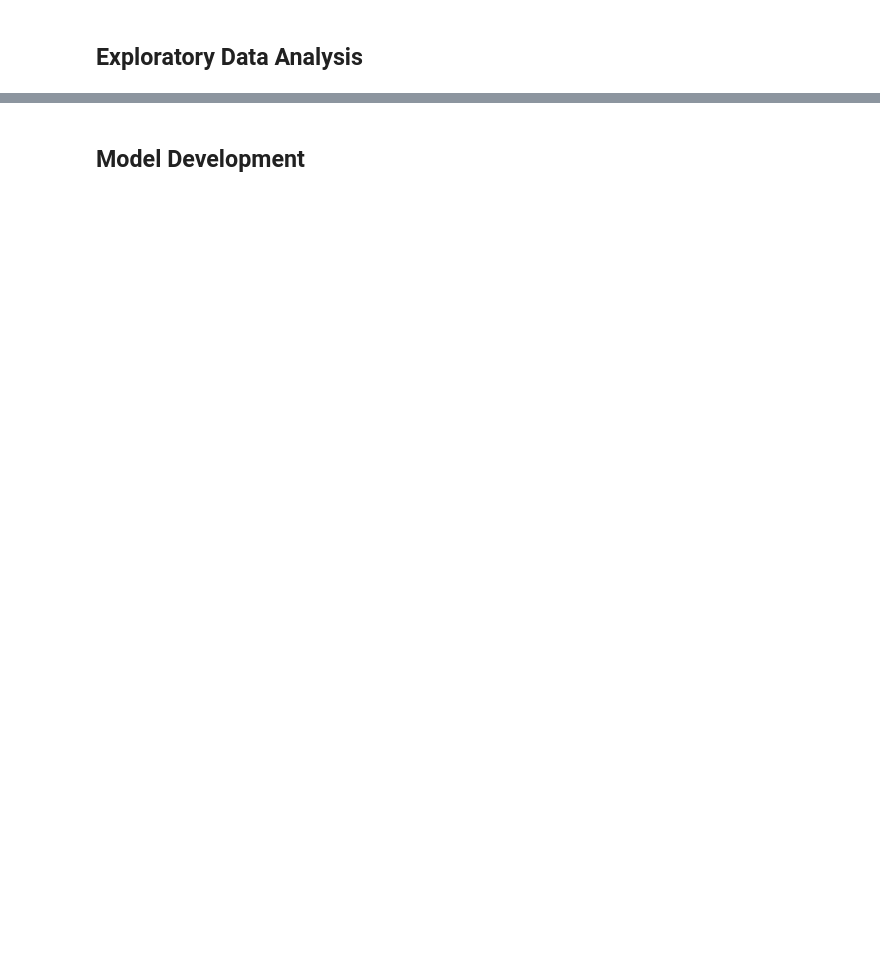
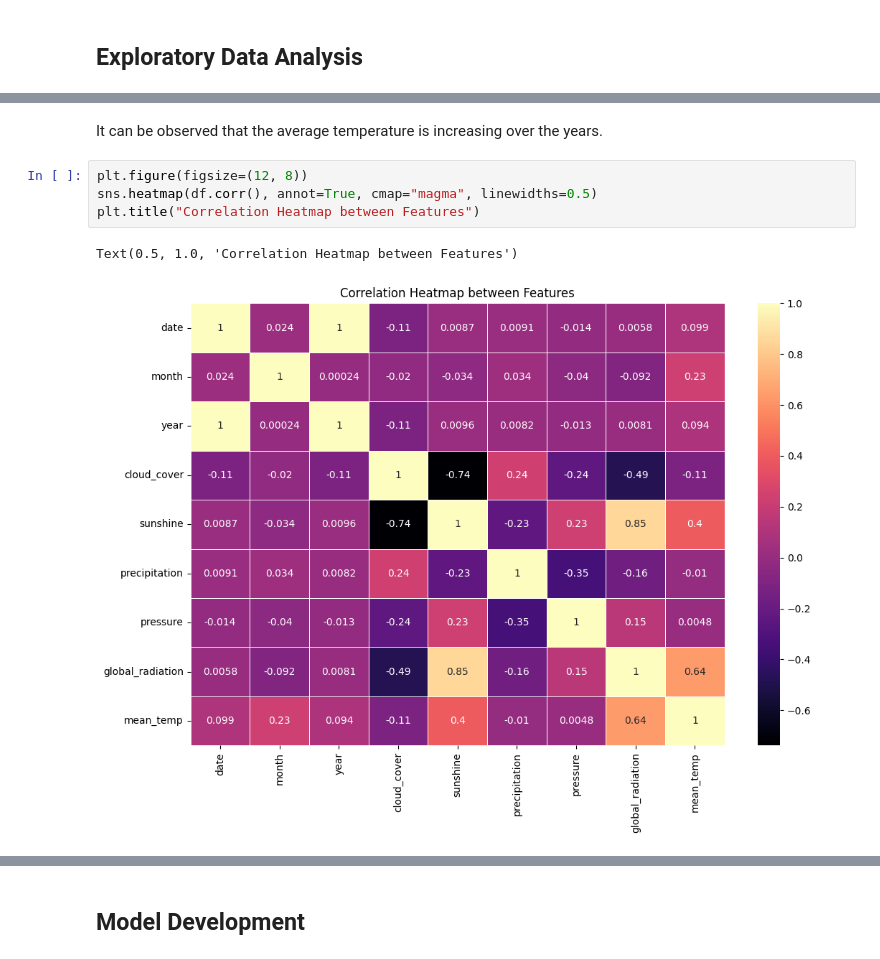
Before and after one commit to omoraisu/Benchmarking-Regression-Models-For-Temperature-Prediction-with-MLFlow, a Jupyter notebook: notebook.ipynb, the cells around one changed output, grey strips where cells are left out. Drawn from its saved outputs; the diff is of its cells as text; blank space fills up the shorter version.

```diff
--- a/notebook.ipynb
+++ b/notebook.ipynb
@@ -188,0 +206,9 @@ dtype: int64
+# %% [markdown]
+It can be observed that the average temperature is increasing over the years.
+# %%
+plt.figure(figsize=(12, 8))
+sns.heatmap(df.corr(), annot=True, cmap="magma", linewidths=0.5)
+plt.title("Correlation Heatmap between Features")
+# %% [output]
+Text(0.5, 1.0, 'Correlation Heatmap between Features')
+[figure, added]
```
Also changed, not shown: parts of 14 cells of this notebook.
